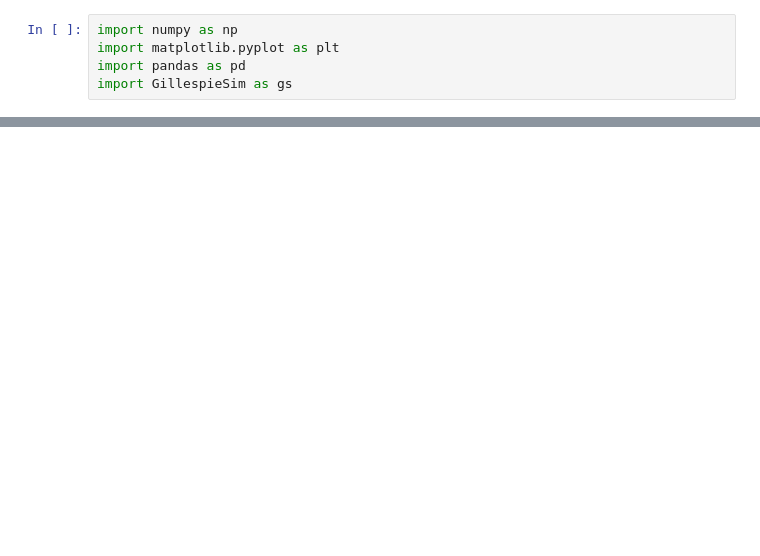
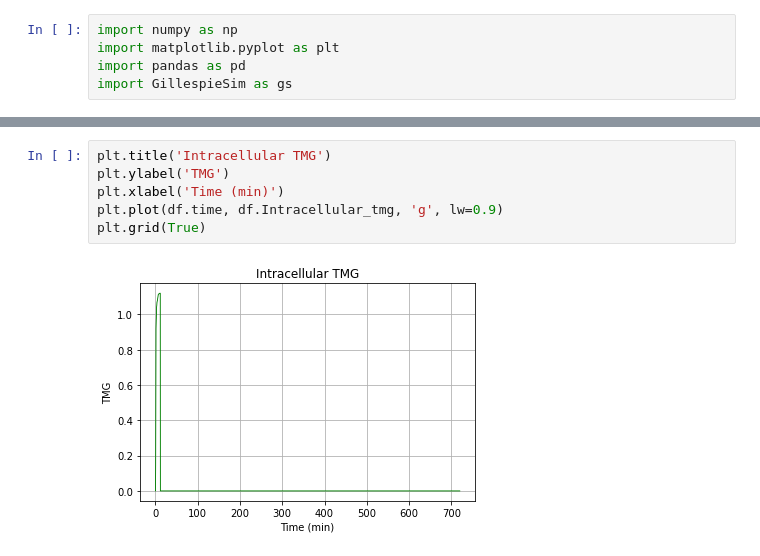
Before and after one commit to SergioPachonDotor/GillespieSim, a Jupyter notebook: LacI_data_show.ipynb, the cells around one changed output, grey strips where cells are left out. Saved outputs shown, nothing was run; the diff lists cells and outputs as text; blank space fills up the shorter version.

```diff
--- a/LacI_data_show.ipynb
+++ b/LacI_data_show.ipynb
@@ -76 +176,9 @@ plt.plot(df.time, df.Permease, 'g', lw=0.9)
+# %%
+plt.title('Intracellular TMG')
+plt.ylabel('TMG')
+plt.xlabel('Time (min)')
+plt.plot(df.time, df.Intracellular_tmg, 'g', lw=0.9)
+plt.grid(True)
+# %% [output]
+[figure, added]
 # %%
```
Also changed, not shown: parts of 12 cells of this notebook, 4 other files.
